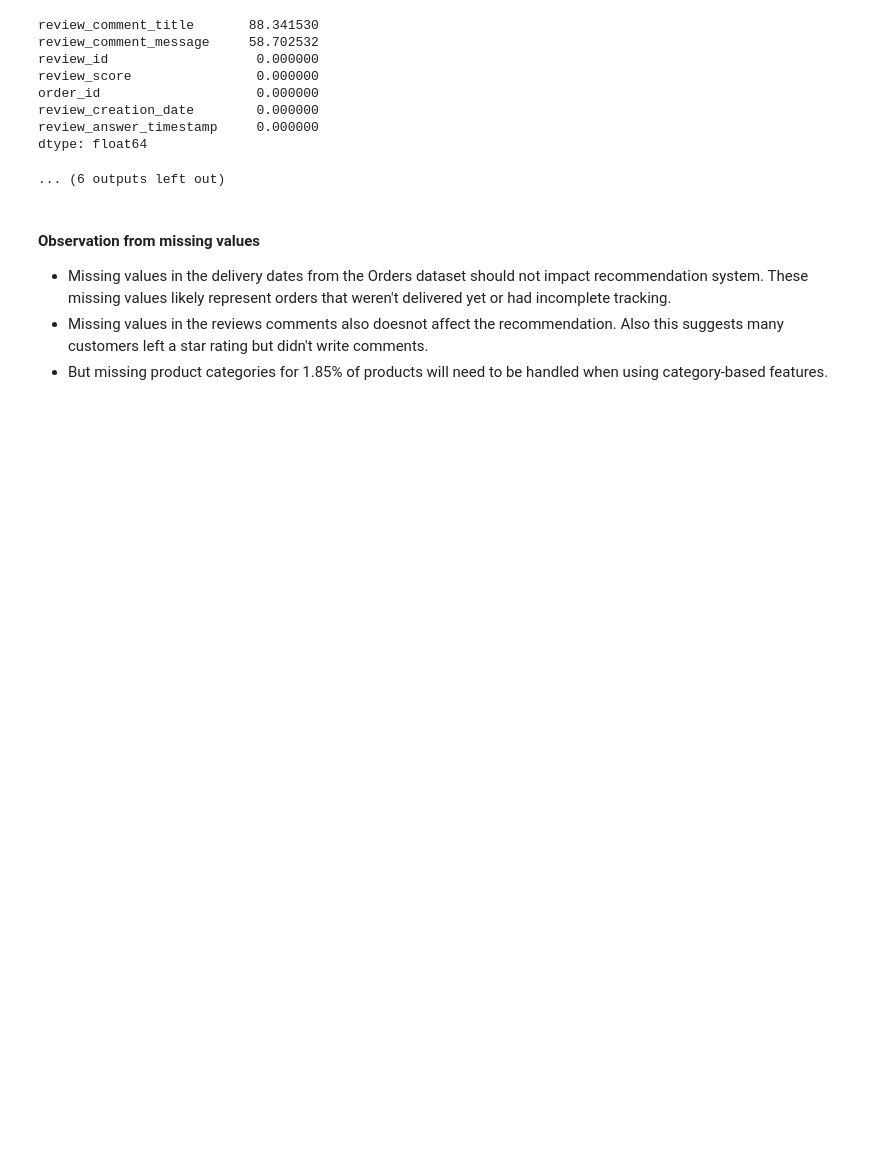
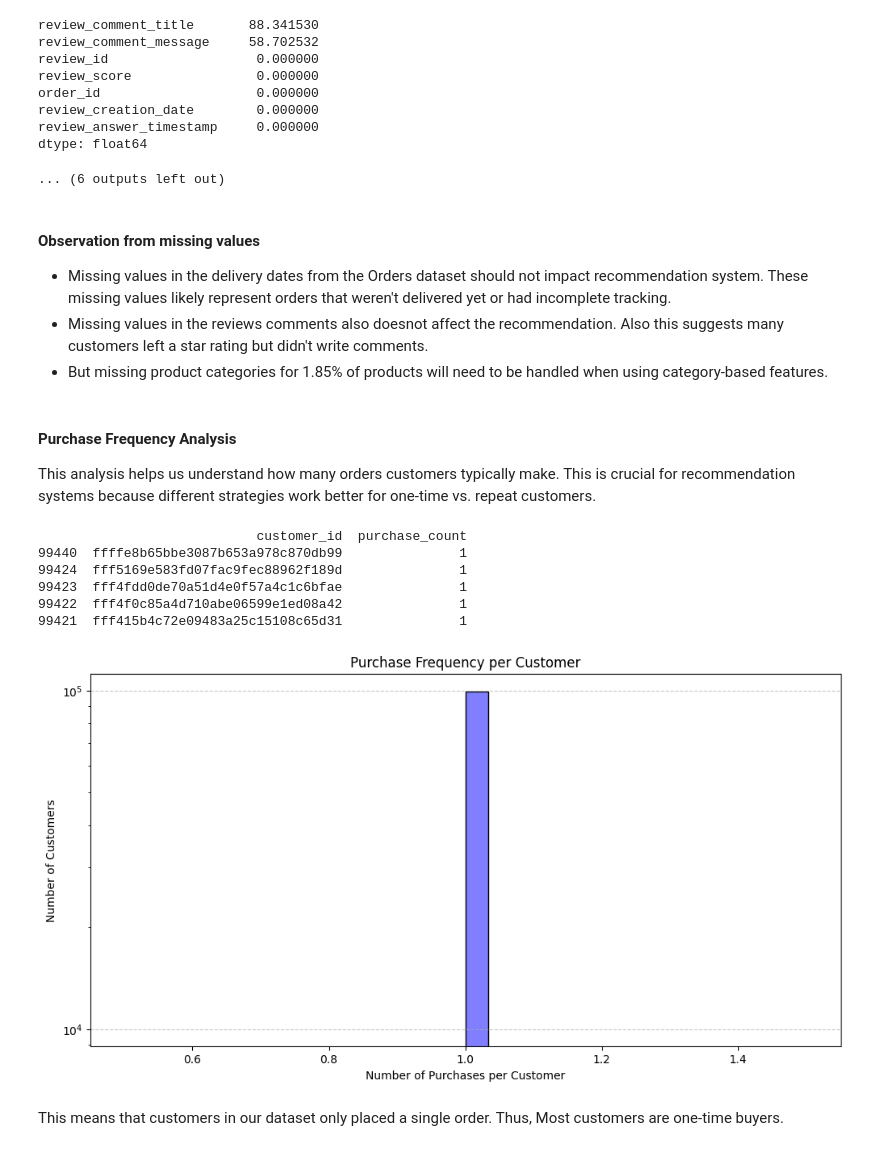
Before and after one commit to ravicpatel/Product-Recommendation-System, a Jupyter notebook: prs_notebook.ipynb, the cells around one changed output. Saved outputs shown, nothing was run; the diff lists cells and outputs as text; code cells hidden in the pictures; blank space fills up the shorter version.

Commit message:
frequency analysis

```diff
--- a/prs_notebook.ipynb
+++ b/prs_notebook.ipynb
@@ -340,3 +340,43 @@ dtype: float64
 - Missing values in the delivery dates from the Orders dataset should not impact recommendation system. These missing values likely represent orders that weren't delivered yet or had incomplete tracking.
 - Missing values in the reviews comments also doesnot affect the recommendation. Also this suggests many customers left a star rating but didn't write comments.
 - But missing product categories for 1.85% of products will need to be handled when using category-based features.
+# %% [markdown]
+#### Purchase Frequency Analysis
+
+This analysis helps us understand how many orders customers typically make. This is crucial for recommendation systems because different strategies work better for one-time vs. repeat customers.
+# %%
+# converting timestamp columns to datetime format
+orders = dfs['orders']
+orders['order_purchase_timestamp'] = pd.to_datetime(orders['order_purchase_timestamp'])
+
+customer = dfs['customers']
+# Merging orders with customers
+customer_orders = orders.groupby('customer_id')["order_id"].count().reset_index()
+customer_orders.rename(columns={"order_id": "purchase_count"}, inplace=True)
+
+customer_orders = customer_orders.sort_values(by="purchase_count", ascending=False)
+print(customer_orders.head())
+
+# Plot histogram
+plt.figure(figsize=(12, 6))
+sns.histplot(customer_orders["purchase_count"], bins=30, kde=True, color="blue")
+
+# Formatting
+plt.xlabel("Number of Purchases per Customer")
+plt.ylabel("Number of Customers")
+plt.title("Purchase Frequency per Customer")
+plt.yscale("log")  # Log scale to handle high variance
+plt.grid(axis="y", linestyle="--", alpha=0.7)
+
+# Show plot
+plt.show()
+# %% [output]
+                            customer_id  purchase_count
+99440  ffffe8b65bbe3087b653a978c870db99               1
+99424  fff5169e583fd07fac9fec88962f189d               1
+99423  fff4fdd0de70a51d4e0f57a4c1c6bfae               1
+99422  fff4f0c85a4d710abe06599e1ed08a42               1
+99421  fff415b4c72e09483a25c15108c65d31               1
+[figure, added]
+# %% [markdown]
+This means that customers in our dataset only placed a single order. Thus, Most customers are one-time buyers.
```
